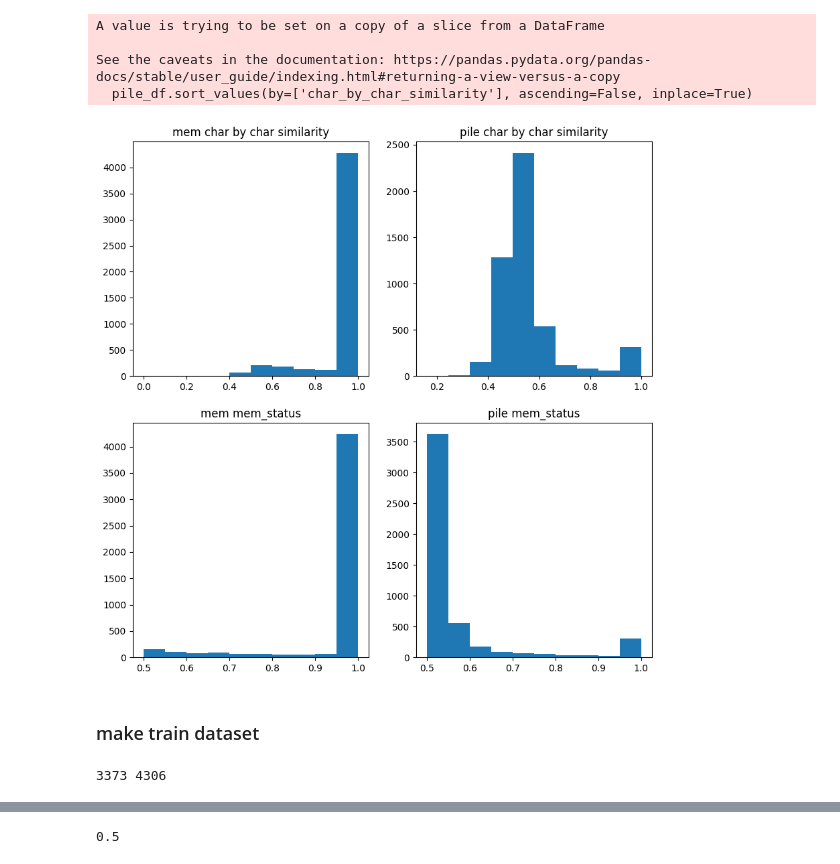
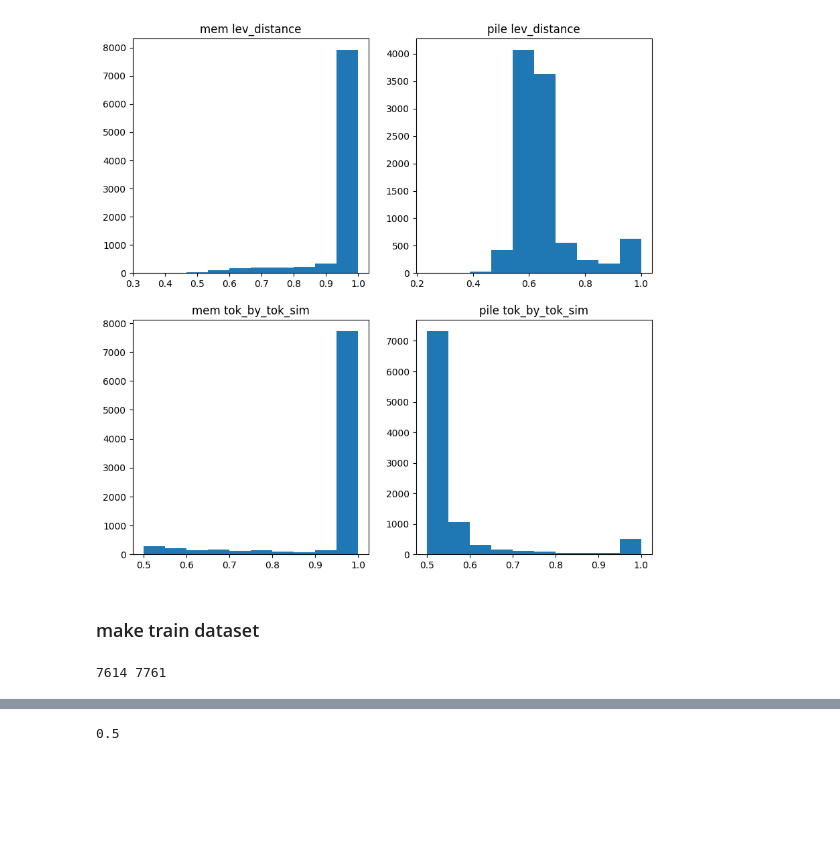
Before and after one commit to Wanff/training-data-probes, a Jupyter notebook: datasets.ipynb, the cells around one changed output, grey strips where cells are left out. Saved outputs shown, nothing was run; the diff lists cells and outputs as text; code cells hidden in the pictures; blank space fills up the shorter version.

```diff
--- a/datasets.ipynb
+++ b/datasets.ipynb
@@ -9,7 +9,7 @@ from tqdm import tqdm
 from datasets import load_dataset
 from transformers import AutoTokenizer, AutoModelForCausalLM
 
-path = '../../gld/train-data-probes/data/12b'
+path = '../../gld/train-data-probes/data/6.9b'
 # %%
 # with open(os.path.join(path, 'mem_all_generations.pkl'), 'rb') as f:
 #     generations = pickle.load(f)
@@ -69,12 +114,9 @@ Special tokens have been added in the vocabulary, make sure the associated word
 # %%
 import pandas as pd
 
-# load from csv
-df = pd.read_csv(os.path.join(path, 'mem_evals_gen_data.csv'))
-mem_df = df[:len(status)]
-pile_df = df[len(status):]
+df = pd.read_csv(os.path.join(path, 'mem_evals_gen_data.csv'), escapechar='\\')
 
-# sort mem df by mem_status col
-mem_df = mem_df.sort_values(by=['char_by_char_similarity'], ascending=True)
-pd.set_option('display.max_colwidth', None)
-# mem_df.head(105)
+# dedup according to gen
+df = df.drop_duplicates(subset=['gen'])
+
+len(df)
@@ -81,3 +204,6 @@ pd.set_option('display.max_colwidth', None)
+# %%
+pile_df = df[df['source'] == 'pile']
+mem_df = df[df['source'] == 'pythia-evals']
 # %%
 # char_similarity = []
 # for i in tqdm(range(len(df))):
@@ -104,32 +230,21 @@ pd.set_option('display.max_colwidth', None)
 # df.head()
 
 # df.to_csv(os.path.join(path, 'mem_evals_gen_data.csv'), index=False)
-# %%
-pile_df.sort_values(by=['char_by_char_similarity'], ascending=False, inplace=True)
-
-# # remove mem_status=1.0
-# pile_df = pile_df[pile_df['mem_status'] != 1.0]
-# pile_df.head(2000)
-# %% [output]
-A value is trying to be set on a copy of a slice from a DataFrame
-
-See the caveats in the documentation: https://pandas.pydata.org/pandas-docs/stable/user_guide/indexing.html#returning-a-view-versus-a-copy
-  pile_df.sort_values(by=['char_by_char_similarity'], ascending=False, inplace=True)
 # %%
 # hist of mem_status for each
 import matplotlib.pyplot as plt
 fig, ax = plt.subplots(2,2, figsize=(10,10))
-ax[0,0].hist(mem_df['char_by_char_similarity'])
-ax[0,1].hist(pile_df['char_by_char_similarity'])
-ax[1,0].hist(mem_df['mem_status'])
-ax[1,1].hist(pile_df['mem_status'])
-ax[0,0].set_title('mem char by char similarity')
-ax[0,1].set_title('pile char by char similarity')
-ax[1,0].set_title('mem mem_status')
-ax[1,1].set_title('pile mem_status')
+ax[0,0].hist(mem_df['lev_distance'])
+ax[0,1].hist(pile_df['lev_distance'])
+ax[1,0].hist(mem_df['tok_by_tok_sim'])
+ax[1,1].hist(pile_df['tok_by_tok_sim'])
+ax[0,0].set_title('mem lev_distance')
+ax[0,1].set_title('pile lev_distance')
+ax[1,0].set_title('mem tok_by_tok_sim')
+ax[1,1].set_title('pile tok_by_tok_sim')
 plt.show()
 # %% [output]
-[figure, old version]
+[figure, new version]
 # %% [markdown]
 ### make train dataset
 # %%
@@ -142,12 +257,13 @@ plt.show()
 
 # print(len(new_mem_df), len(new_pile_df), len(extras))
 
-neg = df[df['char_by_char_similarity'] <= 0.55]
-pos = df[df['char_by_char_similarity'] == 1]
+neg = df[df['tok_by_tok_sim'] <= 0.55]
+pos = df[df['tok_by_tok_sim'] == 1]
 
 print(len(neg), len(pos))
 
 min_len = min(len(neg), len(pos))
+min_len = 5000
 
 positive_idxs = pos.index.tolist()
 negative_idxs = neg.index.tolist()
@@ -158,4 +274,4 @@ np.random.seed(0)
 positive_idxs = np.random.choice(positive_idxs, min_len, replace=False)
 negative_idxs = np.random.choice(negative_idxs, min_len, replace=False)
 # %% [output]
-3373 4306
+7614 7761
```
Also changed, not shown: parts of 24 cells of this notebook, 1 other file.
